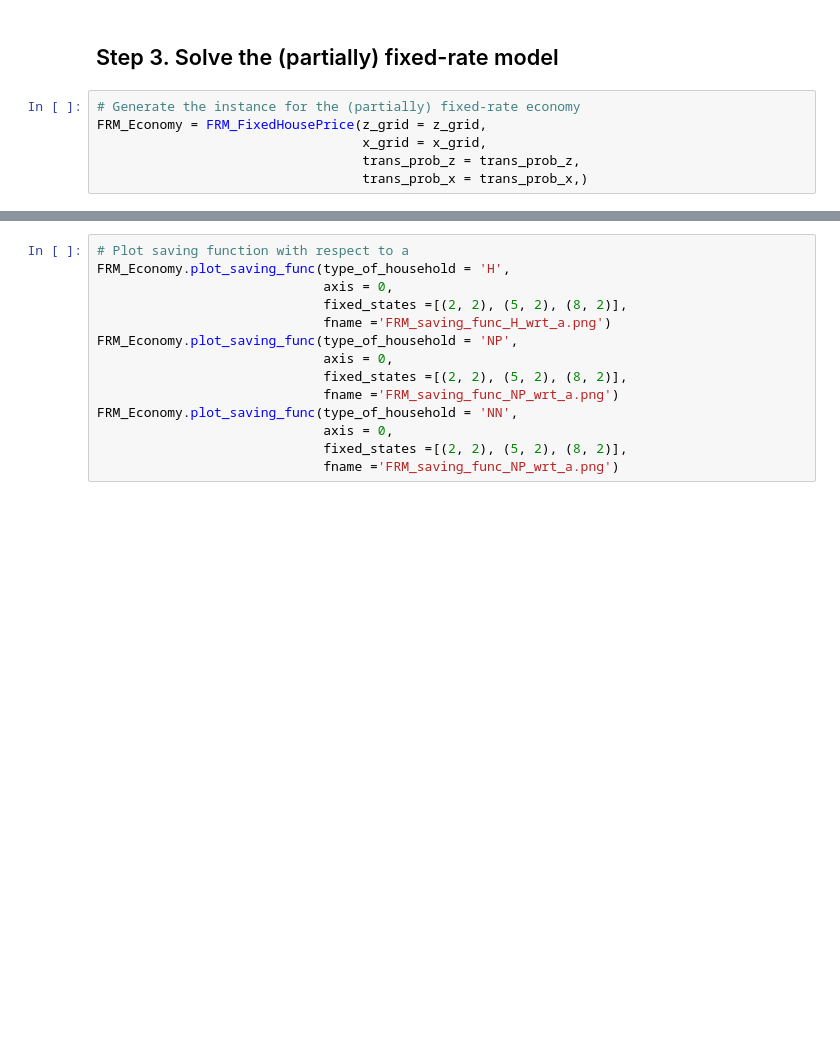
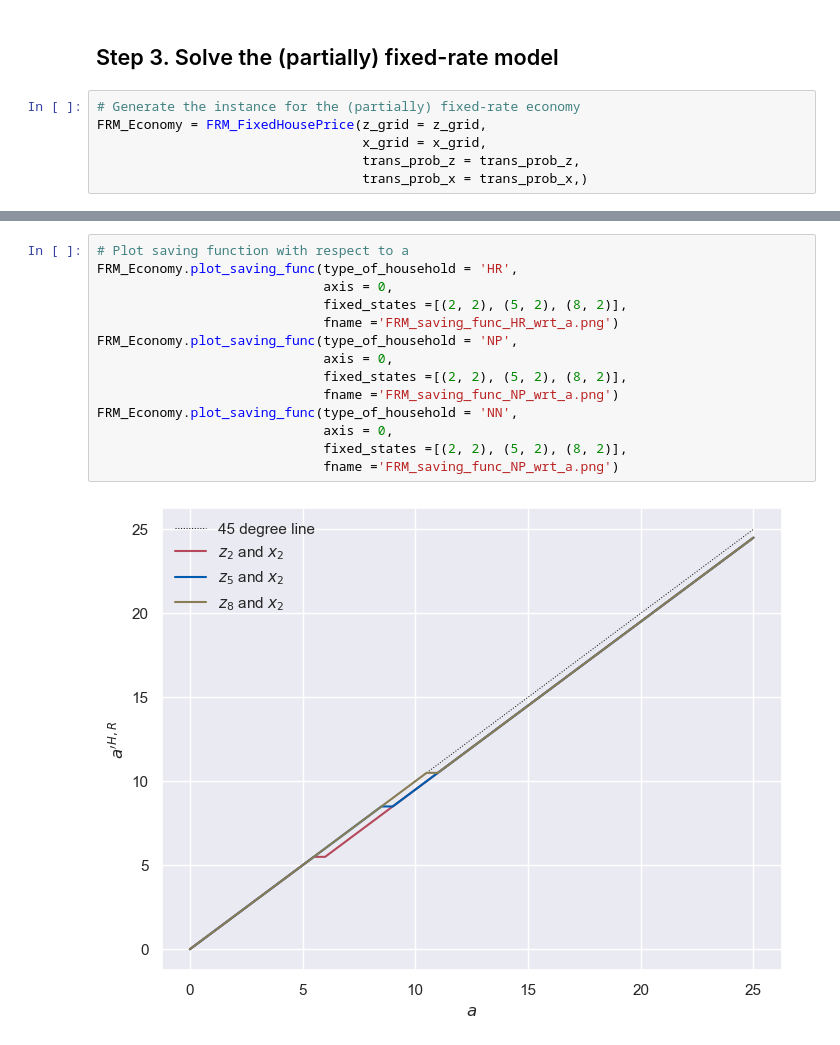
Before and after one commit to mtanaka25/WashU_Quant_Macro_project, a Jupyter notebook: main.ipynb, the cells around one changed output, grey strips where cells are left out. Drawn from its saved outputs; the diff is of its cells as text; blank space fills up the shorter version.

```diff
--- a/main.ipynb
+++ b/main.ipynb
@@ -211,14 +195,16 @@ FRM_Economy.plot_value_func(homeownership = 'N',
 # %%
 # Plot saving function with respect to a
-FRM_Economy.plot_saving_func(type_of_household = 'H',
+FRM_Economy.plot_saving_func(type_of_household = 'HR',
                              axis = 0,
                              fixed_states =[(2, 2), (5, 2), (8, 2)],
-                             fname ='FRM_saving_func_H_wrt_a.png')
+                             fname ='FRM_saving_func_HR_wrt_a.png')
 FRM_Economy.plot_saving_func(type_of_household = 'NP',
                              axis = 0,
                              fixed_states =[(2, 2), (5, 2), (8, 2)],
                              fname ='FRM_saving_func_NP_wrt_a.png')
 FRM_Economy.plot_saving_func(type_of_household = 'NN',
                              axis = 0,
                              fixed_states =[(2, 2), (5, 2), (8, 2)],
                              fname ='FRM_saving_func_NP_wrt_a.png')
+# %% [output]
+[figure, added]
```
Also changed, not shown: parts of 20 cells of this notebook, 8 other files.
